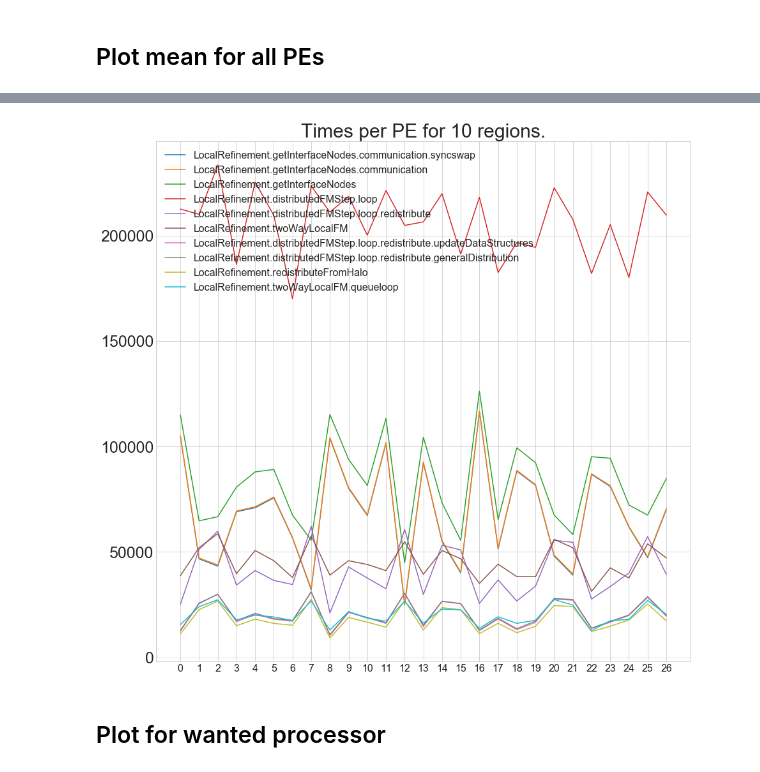
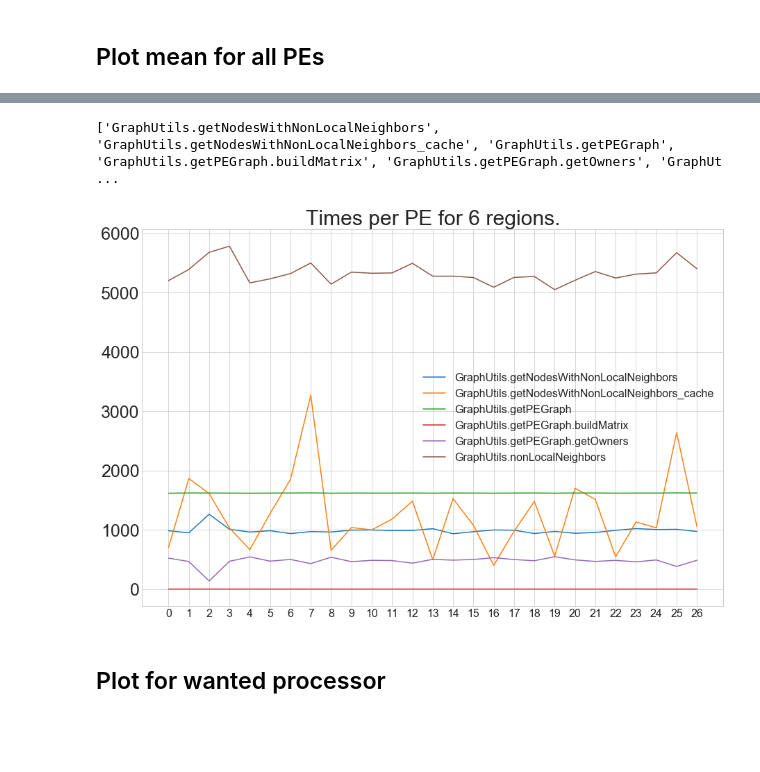
Before and after one commit to hu-macsy/geographer, a Jupyter notebook: tools/Visualize_scai_tracing.ipynb, the cells around one changed output, grey strips where cells are left out. Drawn from its saved outputs; the diff is of its cells as text; code cells hidden in the pictures; blank space fills up the shorter version.

Commit message:
printing messages for debugging; more verbose messages

```diff
--- a/tools/Visualize_scai_tracing.ipynb
+++ b/tools/Visualize_scai_tracing.ipynb
@@ -252,7 +254,13 @@ plotWantedPEsWantedRegions( allTimes, allPEs, wantedRegionNames,"region")
-# %%
-plotWantedPEsWantedRegions( allTimes, allPEs, wantedRegionNames,"pe")
-# %% [output]
-[figure, removed]
+# %%
+#wantedRegionNames= [regionNames[17], regionNames[8], regionNames[2], regionNames[19], regionNames[23], regionNames[31]]
+#wantedRegionNames = regionNames[14:19]
+wantedRegionNames = regionNames[3:9]
+#wantedRegionNames.append( regionNames[53] )
+print( wantedRegionNames )
+plotWantedPEsWantedRegions( allTimes, allPEs, wantedRegionNames,"pe")
+# %% [output]
+['GraphUtils.getNodesWithNonLocalNeighbors', 'GraphUtils.getNodesWithNonLocalNeighbors_cache', 'GraphUtils.getPEGraph', 'GraphUtils.getPEGraph.buildMatrix', 'GraphUtils.getPEGraph.getOwners', 'GraphUt ...
+[figure, added]
 # %% [markdown]
 ## Plot for wanted processor
 # %%
```
Also changed, not shown: parts of 7 cells of this notebook, 7 other files.
